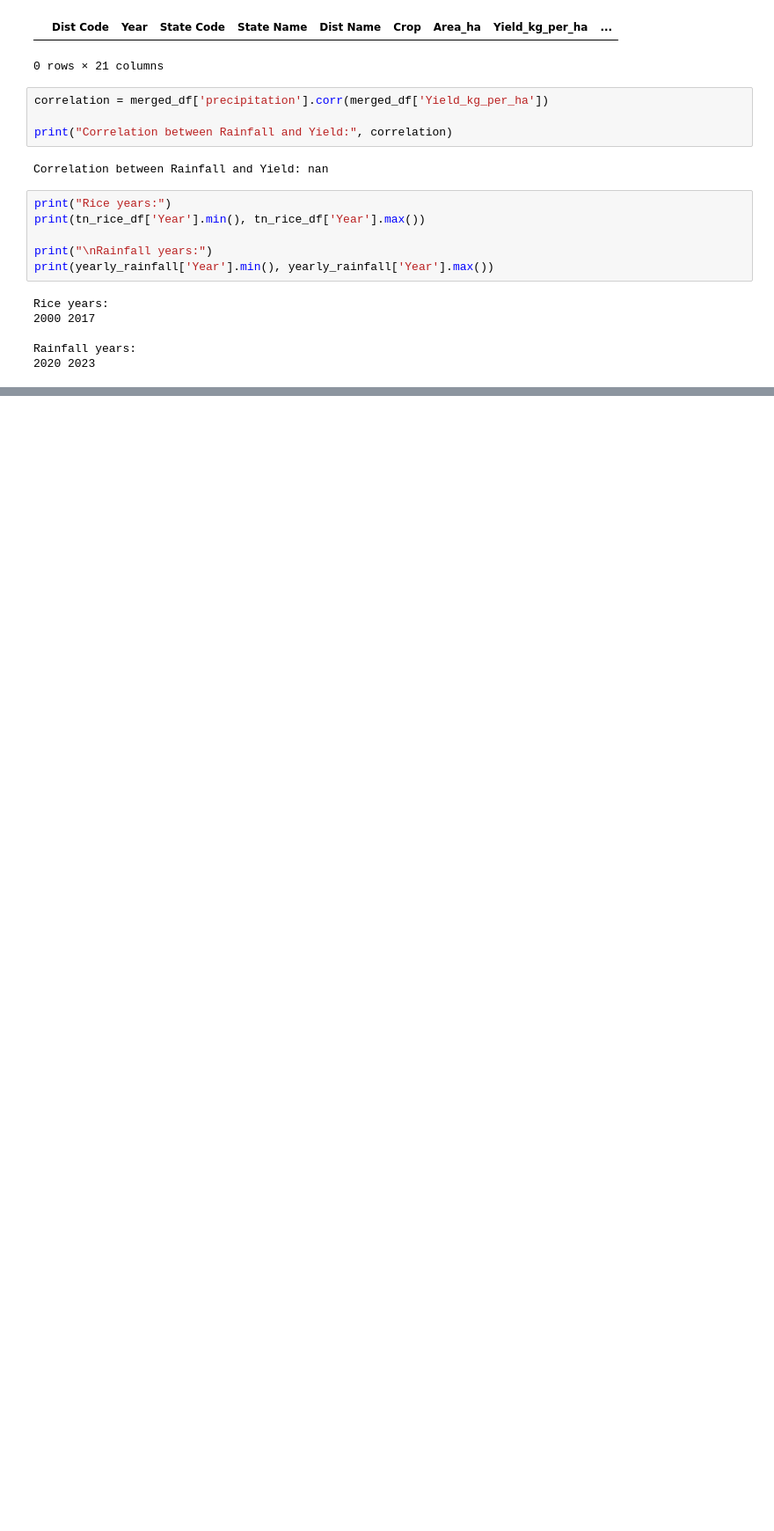
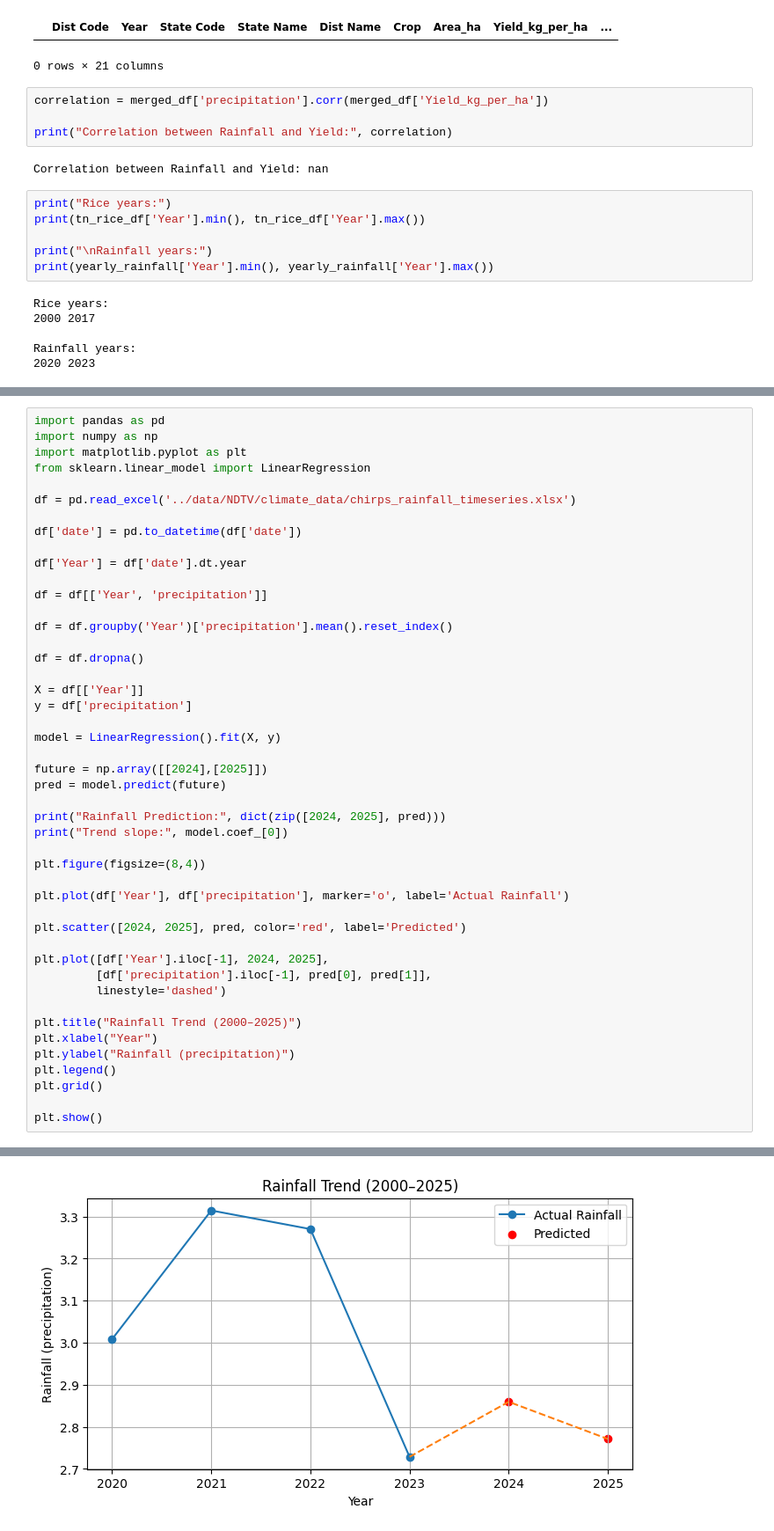
Before and after one commit to RealCifer/Agricultural-Data-Analysis, a Jupyter notebook: notebook/03_water_analysis.ipynb, the cells around one changed output, grey strips where cells are left out. Shown at 88% size. Cells and saved outputs as stored; diff of their text form; blank space fills up the shorter version.

Commit message:
implemented linear regression

```diff
--- a/notebook/03_water_analysis.ipynb
+++ b/notebook/03_water_analysis.ipynb
@@ -231,0 +232,47 @@ Rainfall years:
+# %%
+import pandas as pd
+import numpy as np
+import matplotlib.pyplot as plt
+from sklearn.linear_model import LinearRegression
+
+df = pd.read_excel('../data/NDTV/climate_data/chirps_rainfall_timeseries.xlsx')
+
+df['date'] = pd.to_datetime(df['date'])
+
+df['Year'] = df['date'].dt.year
+
+df = df[['Year', 'precipitation']]
+
+df = df.groupby('Year')['precipitation'].mean().reset_index()
+
+df = df.dropna()
+
+X = df[['Year']]
+y = df['precipitation']
+
+model = LinearRegression().fit(X, y)
+
+future = np.array([[2024],[2025]])
+pred = model.predict(future)
+
+print("Rainfall Prediction:", dict(zip([2024, 2025], pred)))
+print("Trend slope:", model.coef_[0])
+
+plt.figure(figsize=(8,4))
+
+plt.plot(df['Year'], df['precipitation'], marker='o', label='Actual Rainfall')
+
+plt.scatter([2024, 2025], pred, color='red', label='Predicted')
+
+plt.plot([df['Year'].iloc[-1], 2024, 2025],
+         [df['precipitation'].iloc[-1], pred[0], pred[1]],
+         linestyle='dashed')
+
+plt.title("Rainfall Trend (2000–2025)")
+plt.xlabel("Year")
+plt.ylabel("Rainfall (precipitation)")
+plt.legend()
+plt.grid()
+
+plt.show()
+# %% [output]
@@ -231,0 +281 @@ Rainfall years:
+[figure, added]
```
Also changed, not shown: parts of 3 cells of this notebook, 1 other file.
